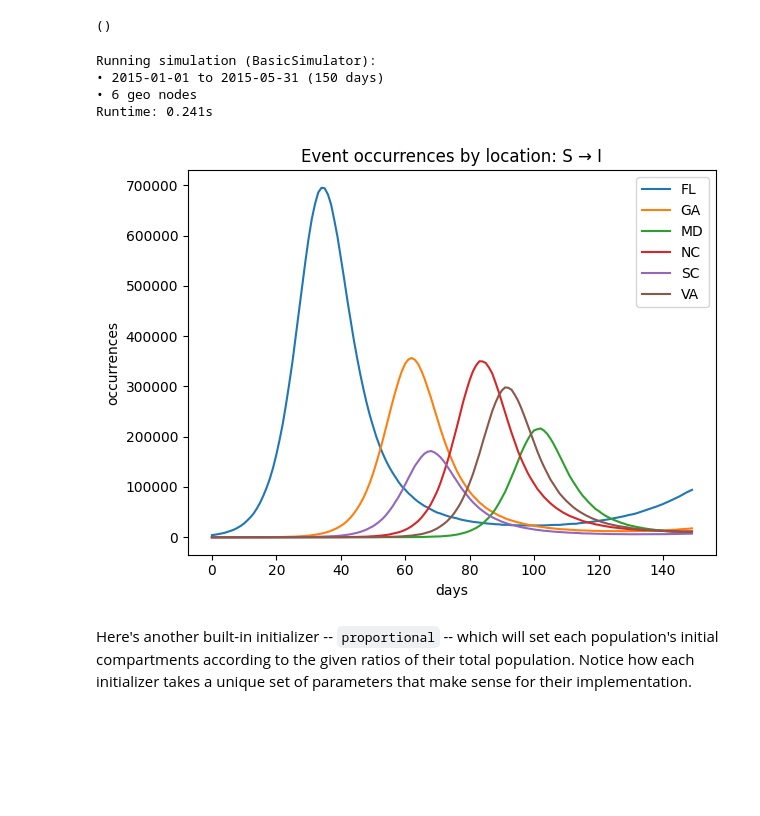
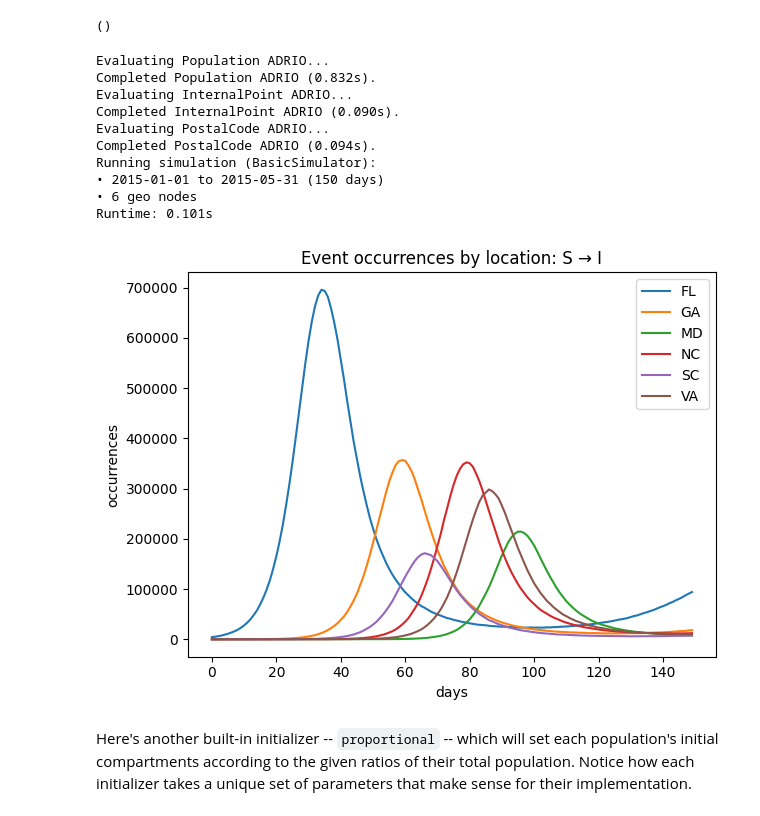
Before and after one commit to NAU-CCL/Epymorph, a Jupyter notebook: doc/devlog/2024-07-08.ipynb, the cells around one changed output. Cells and saved outputs as stored; diff of their text form; code cells hidden in the pictures; blank space fills up the shorter version.

```diff
--- a/doc/devlog/2024-07-08.ipynb
+++ b/doc/devlog/2024-07-08.ipynb
@@ -16,11 +16,10 @@ As a first example, we'll run some simulations with a single-strata RUME.
 import numpy as np
 
 from epymorph import *
+from epymorph.geography.us_census import StateScope
 
-# We'll use the Pei geo to source geo data.
-# This will eventually be replaced using a geo scope and ADRIOs directly.
-pei_geo = geo_library['pei']()
-# scope = StateScope.in_states_by_code(['FL', 'GA', 'MD', 'NC', 'SC', 'VA'])
+# We'll use the same geographic scope: six southern states (aka, the Pei states).
+scope = StateScope.in_states_by_code(['FL', 'GA', 'MD', 'NC', 'SC', 'VA'])
 
 # And we will use an SIRS model for our demo. Might as well load it now.
 sirs_ipm = ipm_library['sirs']()
@@ -46,8 +45,8 @@ single_loc_initializer = init.SingleLocation(location=0, seed_size=10_000)
 single_loc_initializer = init.SingleLocation(
     location=0,
     seed_size=10_000,
-    initial_compartment=sirs_ipm.compartments_by("S")[0],
-    infection_compartment=sirs_ipm.compartments_by("I")[0],
+    initial_compartment=sirs_ipm.compartment_by_name("S"),
+    infection_compartment=sirs_ipm.compartment_by_name("I"),
 )
 # %% [markdown]
 Initializers can have data requirements just like other simulation components. Of course it's useful to be able to inspect these requirements so we can make sure to fill them.
@@ -60,12 +59,14 @@ The SingleLocation initializer is programmed to use population data to initializ
 
 Okay, let's put together the RUME, provide some parameter values, and run our simulation to see it in action.
 # %%
-rume = Rume.single_strata(
+from epymorph.geo.adrio import acs5, us_tiger
+
+rume = SingleStrataRume.build(
     ipm=sirs_ipm,
     # And we haven't mentioned it so far, but we'll also use the centroids movement model.
     mm=mm_library['centroids'](),
     init=single_loc_initializer,
-    scope=pei_geo.spec.scope,
+    scope=scope,
     time_frame=TimeFrame.of("2015-01-01", duration_days=150),
     params={
         # IPM params
@@ -74,11 +75,11 @@ rume = Rume.single_strata(
         'xi': 1 / 90,
         # movement params
         'phi': 60.0,
-        'centroid': pei_geo['centroid'],
+        'centroid': us_tiger.InternalPoint(),
         # population is needed by both the MM and our initializer
-        'population': pei_geo['population'],
+        'population': acs5.Population(),
         # geo labels
-        'meta::geo::label': pei_geo['label'],
+        'meta::geo::label': us_tiger.PostalCode(),
     },
 )
 
@@ -115,36 +122,41 @@ explicit_initializer.attributes
 # %% [output]
 ()
 # %%
-rume = Rume.single_strata(
+rume = SingleStrataRume.build(
     ipm=sirs_ipm,
     mm=mm_library['centroids'](),
     init=explicit_initializer,
-    scope=pei_geo.spec.scope,
+    scope=scope,
     time_frame=TimeFrame.of("2015-01-01", duration_days=150),
     params={
         # IPM params
         'beta': 0.4,
         'gamma': 1 / 5,
         'xi': 1 / 90,
         # movement params
         'phi': 60.0,
-        'centroid': pei_geo['centroid'],
-        'population': pei_geo['population'],
-        # geo labels
-        'meta::geo::label': pei_geo['label'],
+        'centroid': us_tiger.InternalPoint(),
+        'population': acs5.Population(),
+        'meta::geo::label': us_tiger.PostalCode(),
     },
 )
 
 sim = BasicSimulator(rume)
 with sim_messaging(sim):
     out = sim.run()
     plot_event(out, rume.ipm.events_by_dst("I")[0])  # plot of daily new infections
 # %% [output]
+Evaluating Population ADRIO...
+Completed Population ADRIO (0.832s).
+Evaluating InternalPoint ADRIO...
+Completed InternalPoint ADRIO (0.090s).
+Evaluating PostalCode ADRIO...
+Completed PostalCode ADRIO (0.094s).
 Running simulation (BasicSimulator):
 • 2015-01-01 to 2015-05-31 (150 days)
 • 6 geo nodes
-Runtime: 0.241s
+Runtime: 0.101s
-[figure, old version]
+[figure, new version]
 # %% [markdown]
 Here's another built-in initializer -- `proportional` -- which will set each population's initial compartments according to the given ratios of their total population. Notice how each initializer takes a unique set of parameters that make sense for their implementation.
 # %%
```
Also changed, not shown: parts of 5 cells of this notebook, 7 other files.
